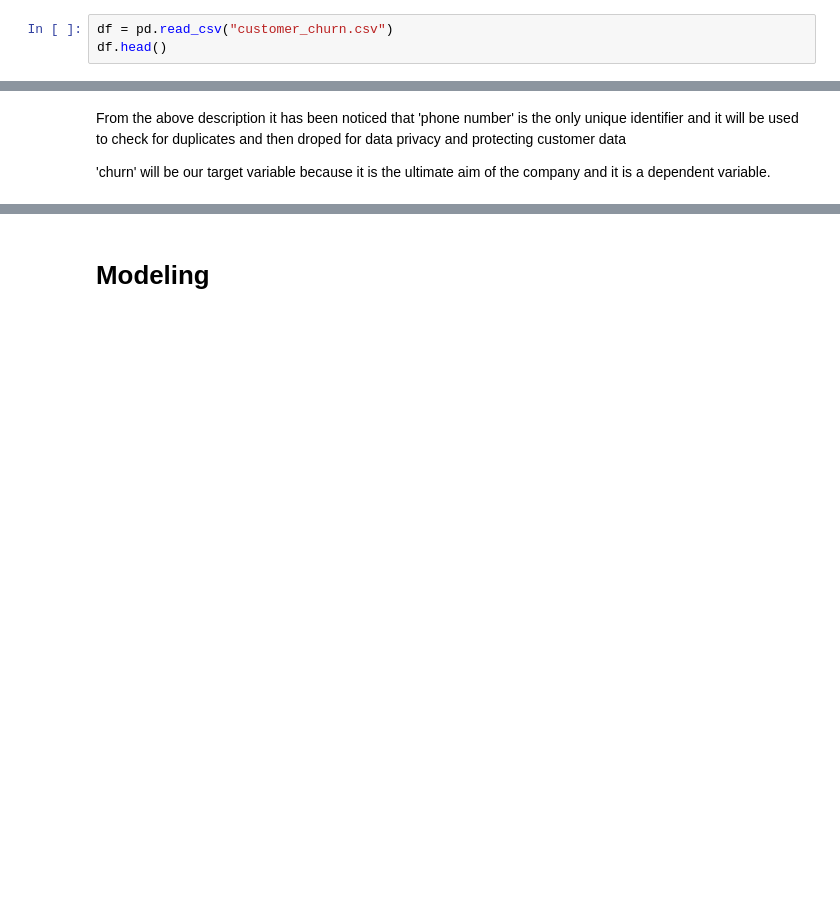
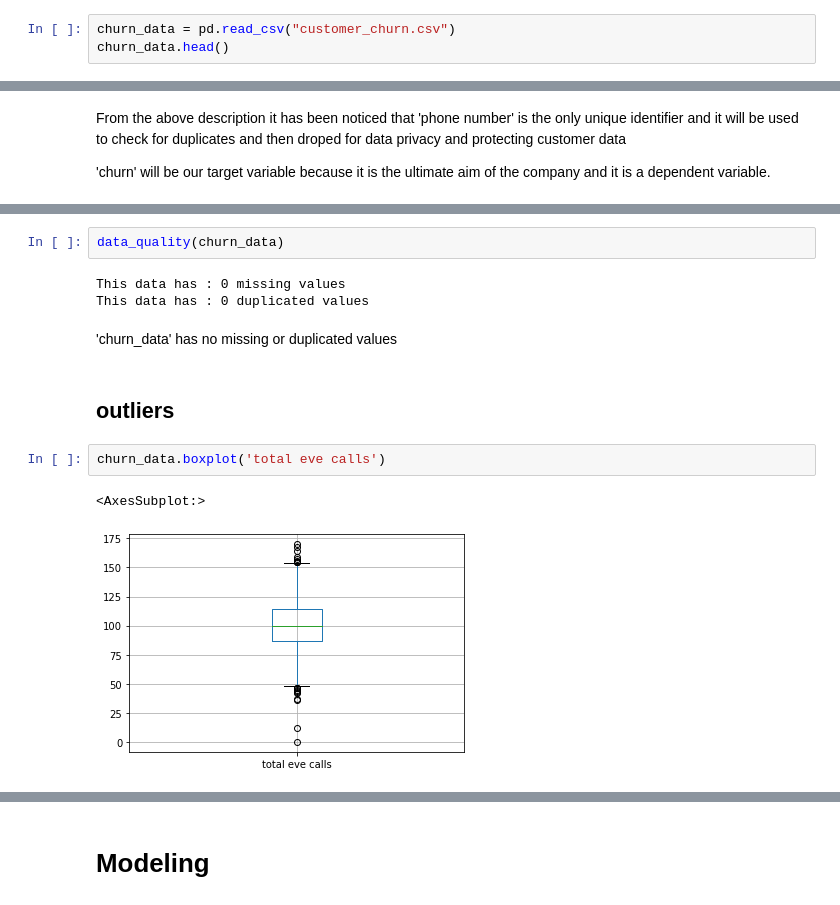
Before and after one commit to williamm243/customer_retention, a Jupyter notebook: customer.ipynb, the cells around one changed output, grey strips where cells are left out. Drawn from its saved outputs; the diff is of its cells as text; blank space fills up the shorter version.

```diff
--- a/customer.ipynb
+++ b/customer.ipynb
@@ -30,8 +32,8 @@ from sklearn.metrics import explained_variance_score
 from sklearn.metrics import log_loss
 from sklearn.metrics import f1_score
 # %%
-df = pd.read_csv("customer_churn.csv")
-df.head()
+churn_data = pd.read_csv("customer_churn.csv")
+churn_data.head()
 # %% [output]
 |  | state | account length | area code | phone number | international plan | voice mail plan | ... |
 | 0 | KS | 128 | 415 | 382-4657 | no | yes | ... |
@@ -100,0 +158,14 @@ From the above description it has been noticed that 'phone number' is the only u
+# %%
+data_quality(churn_data)
+# %% [output]
+This data has : 0 missing values
+This data has : 0 duplicated values
+# %% [markdown]
+'churn_data' has no missing or duplicated values
+# %% [markdown]
+## outliers
+# %%
+churn_data.boxplot('total eve calls')
+# %% [output]
+<AxesSubplot:>
+[figure, added]
```
Also changed, not shown: parts of 42 cells of this notebook.
